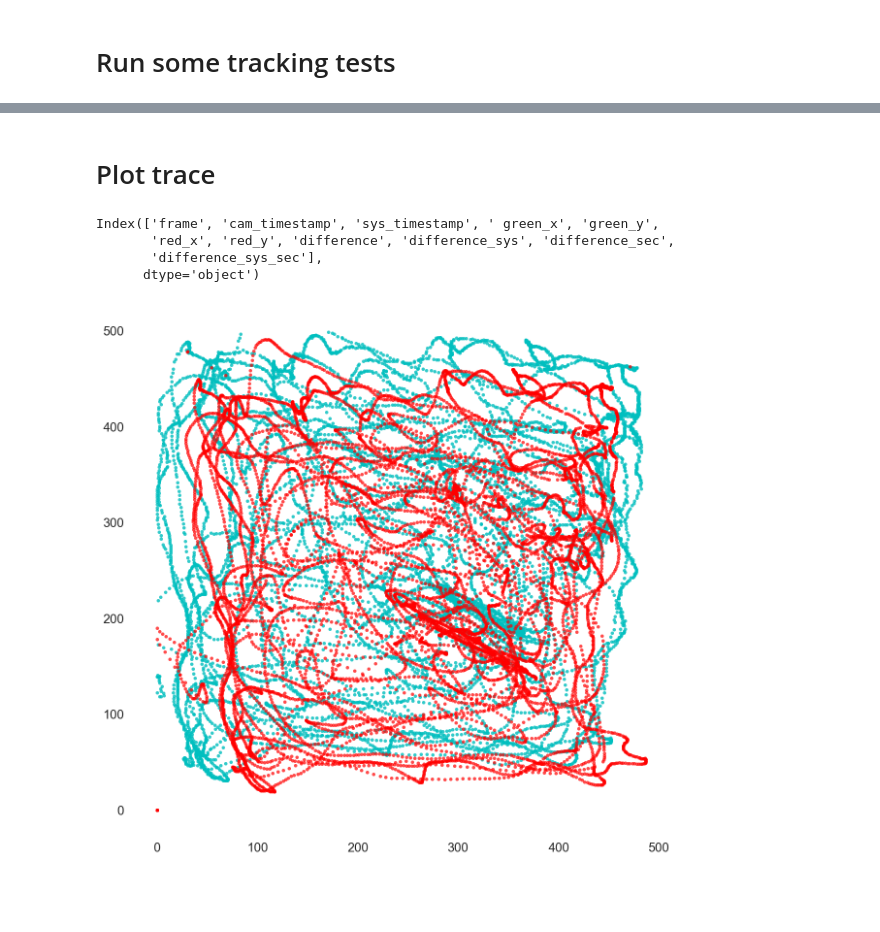
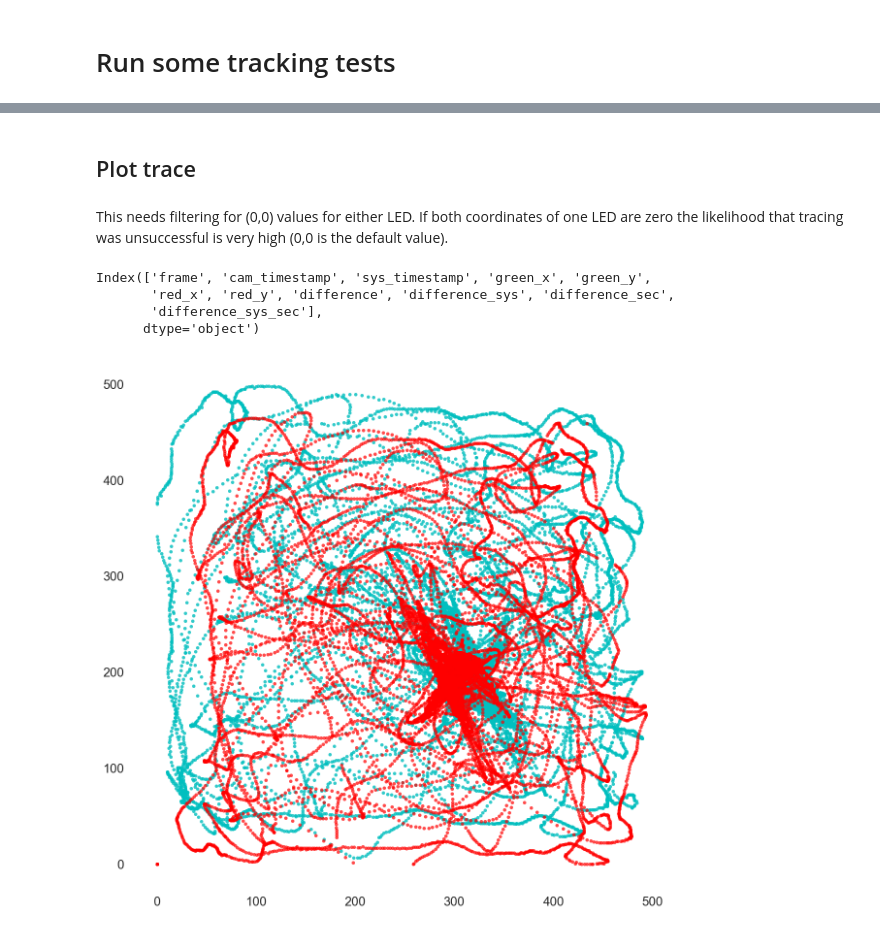
Before and after one commit to kavli-ntnu/2P_tracking, a Jupyter notebook: notebooks/Trackings_tests.ipynb, the cells around one changed output, grey strips where cells are left out. Cells and saved outputs as stored; diff of their text form; code cells hidden in the pictures; blank space fills up the shorter version.

```diff
--- a/notebooks/Trackings_tests.ipynb
+++ b/notebooks/Trackings_tests.ipynb
@@ -42,5 +12,5 @@ FileNotFoundError: [Errno 2] No such file or directory: 'C:/CODE/2P_tracking/pyl
 # %%
-csv_fname = r"C:\CODE\2P_tracking\Tracker\Current version\Pylon_with_OpenCV\export_timestamps.csv"
+csv_fname = r"C:\CODE\2P_tracking\Tracker\Current version\x64\Release\export\Tracking_2017-11-30_11-34-23.csv"
 csv_fname = "/".join(csv_fname.split("\\"))
 # %%
 tracking = pd.read_csv(csv_fname,header = 3)
@@ -98,19 +92,21 @@ tracking.describe()
 # %% [markdown]
-# Plot trace
+## Plot trace
+# %% [markdown]
+This needs filtering for (0,0) values for either LED. If both coordinates of one LED are zero the likelihood that tracing was unsuccessful is very high (0,0 is the default value).
 # %%
 tracking.columns
 # %% [output]
-Index(['frame', 'cam_timestamp', 'sys_timestamp', ' green_x', 'green_y',
+Index(['frame', 'cam_timestamp', 'sys_timestamp', 'green_x', 'green_y',
        'red_x', 'red_y', 'difference', 'difference_sys', 'difference_sec',
        'difference_sys_sec'],
       dtype='object')
 # %%
 sns.set(font_scale=1.3,style="white")
 figure = plt.figure(figsize=(10,10))
 ax = figure.add_subplot(111)
-ax.scatter(tracking[" green_x"],tracking.green_y,c='c',s=10,alpha=.8)
+ax.scatter(tracking.green_x,tracking.green_y,c='c',s=10,alpha=.8)
 ax.scatter(tracking.red_x,tracking.red_y,c='r',s=10,alpha=.7)
 sns.despine(left=True,bottom=True)
 plt.show()
 # %% [output]
-[figure, old version]
+[figure, new version]
```
Also changed, not shown: parts of 19 cells of this notebook, 1 other file.
